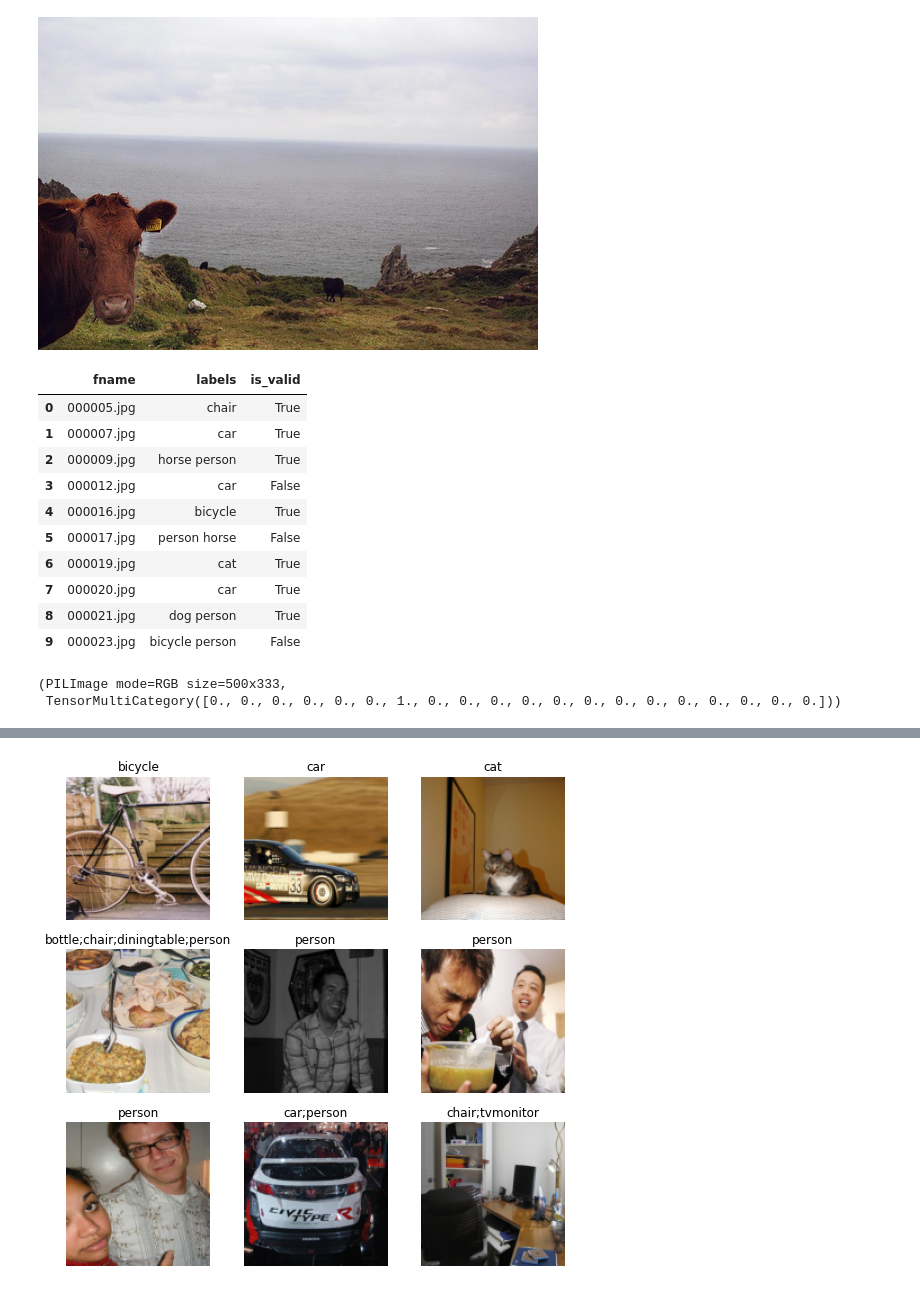
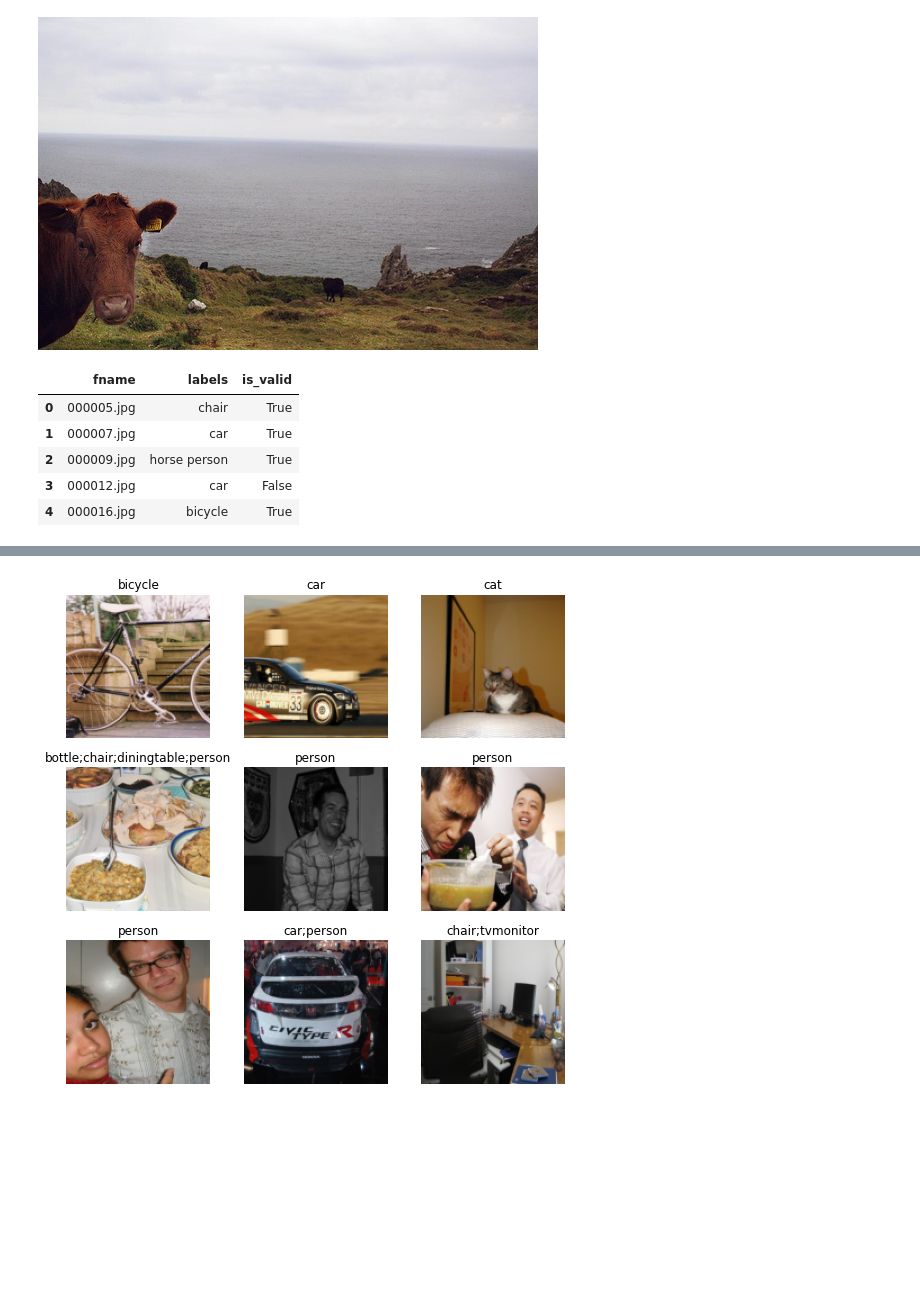
Before and after one commit to LukeWeidenwalker/fastai-notebooks, a Jupyter notebook: 06_pascal_multicat.ipynb, the cells around one changed output, grey strips where cells are left out. Drawn from its saved outputs; the diff is of its cells as text; code cells hidden in the pictures; blank space fills up the shorter version.

```diff
--- a/06_pascal_multicat.ipynb
+++ b/06_pascal_multicat.ipynb
@@ -29,19 +31,14 @@ Image.open((path / "train/009463.jpg"))
 # %%
 df = pd.read_csv(path / "train.csv")
 # %%
-df.head(10)
+df.head(5)
 # %% [output]
 |  | fname | labels | is_valid |
 | 0 | 000005.jpg | chair | True |
 | 1 | 000007.jpg | car | True |
 | 2 | 000009.jpg | horse person | True |
 | 3 | 000012.jpg | car | False |
 | 4 | 000016.jpg | bicycle | True |
-| 5 | 000017.jpg | person horse | False |
-| 6 | 000019.jpg | cat | True |
-| 7 | 000020.jpg | car | True |
-| 8 | 000021.jpg | dog person | True |
-| 9 | 000023.jpg | bicycle person | False |
 # %%
 def get_x(r): return (path/"train") / r["fname"]
 def get_y(r): return r["labels"].split(" ")
@@ -55,10 +52,5 @@ pascal_block = DataBlock(blocks=(ImageBlock, MultiCategoryBlock),
                          get_y=get_y,
                          splitter=splitter,
                          item_tfms= RandomResizedCrop(128, min_scale=0.35))
-# %%
-pascal_block.datasets(df).train[0]
-# %% [output]
-(PILImage mode=RGB size=500x333,
- TensorMultiCategory([0., 0., 0., 0., 0., 0., 1., 0., 0., 0., 0., 0., 0., 0., 0., 0., 0., 0., 0., 0.]))
 # %%
 dls = pascal_block.dataloaders(df)
```
Also changed, not shown: parts of 7 cells of this notebook.
